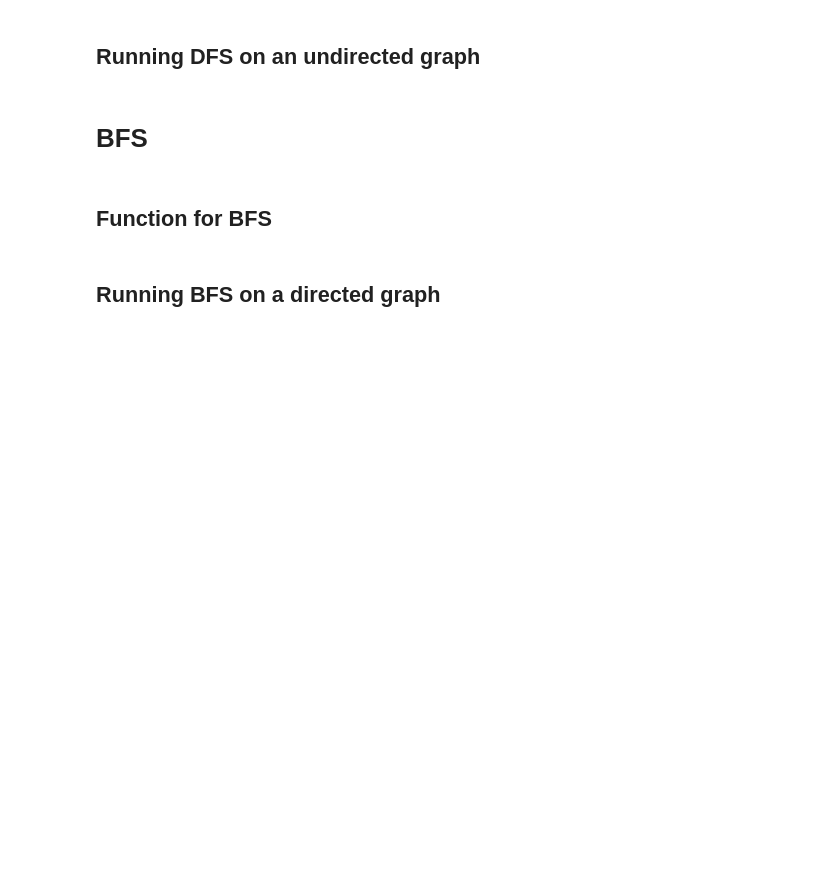
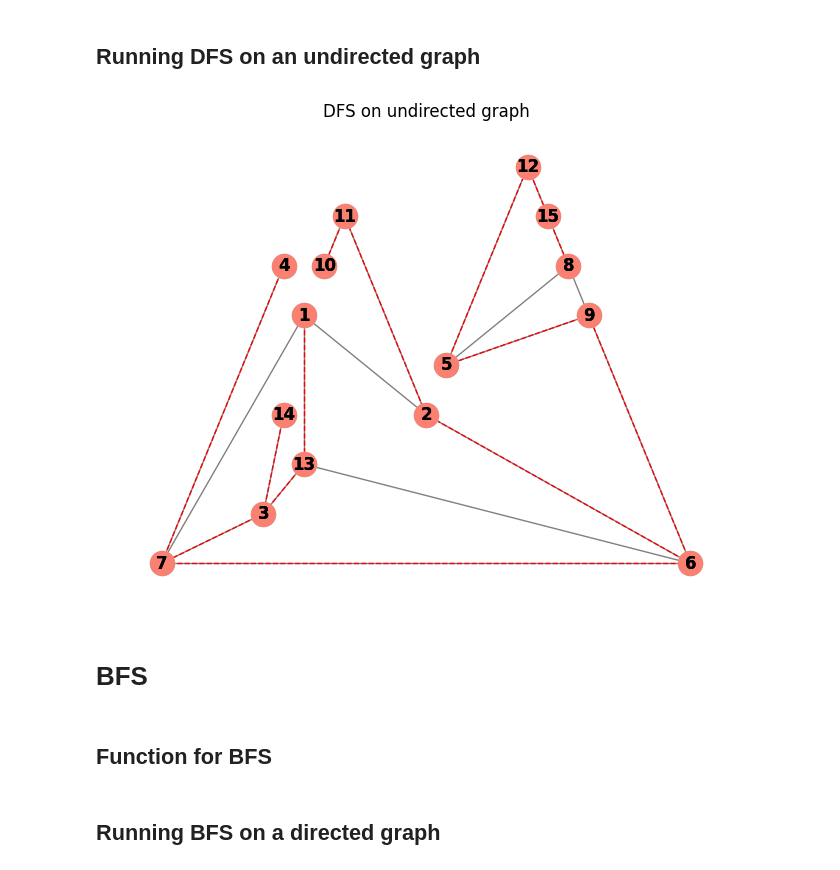
Before and after one commit to onaisali4952/Graph-Theory-Project-Semester-5, a Jupyter notebook: Project_problem_B.ipynb, the cells around one changed output. Drawn from its saved outputs; the diff is of its cells as text; code cells hidden in the pictures; blank space fills up the shorter version.

```diff
--- a/Project_problem_B.ipynb
+++ b/Project_problem_B.ipynb
@@ -64,21 +67,24 @@ plt.show()
 # %%
 G = ntx.Graph()
 
 G.add_edges_from([(3, 14), (3, 13), (7, 3), (13, 1), (6, 13), (7, 6),
                   (1, 7), (4, 7), (6, 9), (2, 1), (6, 2), (2, 11), (11, 10),
                   (9, 5), (12, 5), (8, 9), (5, 8), (8, 15), (15, 12)])
 
 start_node = 1
 dfs_tree_edges = dfs_tree(G, start_node)
 
 dfs_tree_graph = ntx.Graph(list(dfs_tree_edges.keys()))
 
 pos = ntx.planar_layout(G)
 
 ntx.draw(G, pos, with_labels=True, font_weight='bold', node_color='lightblue', edge_color='gray')
 ntx.draw(dfs_tree_graph, pos, with_labels=True, font_weight='bold', node_color='salmon', edge_color='red', style='dashed')
 
+plt.title("DFS on undirected graph")
 plt.show()
+# %% [output]
+[figure, added]
 # %% [markdown]
 # BFS
 # %% [markdown]
```
Also changed, not shown: parts of 10 cells of this notebook.
